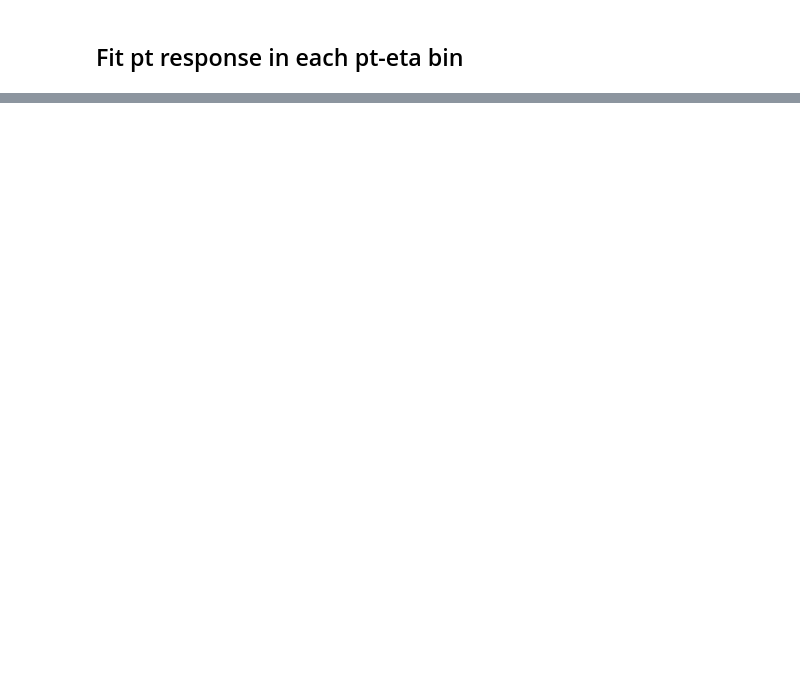
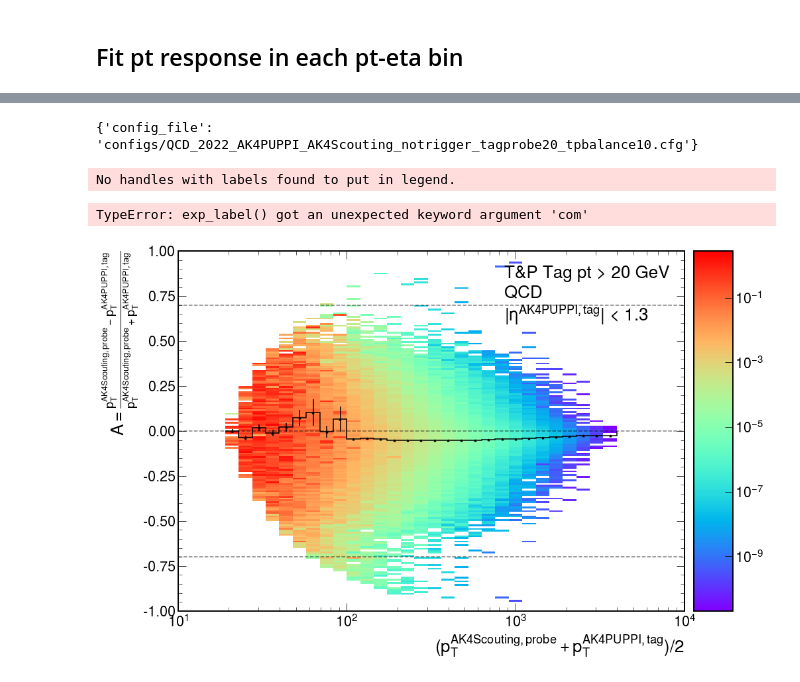
Before and after one commit to patinkaew/online-offline-jec, a Jupyter notebook: notebook/Analysis.ipynb, the cells around one changed output, grey strips where cells are left out. Cells and saved outputs as stored; diff of their text form; code cells hidden in the pictures; blank space fills up the shorter version.

Commit message:
Working plot output of analysis notebook

```diff
--- a/notebook/Analysis.ipynb
+++ b/notebook/Analysis.ipynb
@@ -81,8 +89,8 @@ configurations
 # %% [markdown]
 ## Luminosity
 # %%
-#dataset = out["configurations"]["IO"]["dataset_names"]
-dataset = "JetMET"
+dataset = out["configurations"]["IO"]["dataset_names"]
+#dataset = "JetMET"
 # %%
 from coffea.lumi_tools import LumiData
 data_taking_era = "2022E"
@@ -510,0 +562,2 @@ out_fit_stats["mean_error"][:, 3]
+# %%
+dataset = "QCD"
@@ -510,0 +575,26 @@ out_fit_stats["mean_error"][:, 3]
+# %%
+jet_type = "AK4PUPPI"
+eta_range = (0, 1.3, True)
+eta_range = None
+h = preprocess_histogram(out["tp_response"], dataset=dataset, \
+                            jet_type=jet_type, eta_range=eta_range, phi_range=eta_range)
+h = (h.project("jet_pt", "tp_response"))[0j:, :]
+hp = h.profile("tp_response")
+# %%
+fig, ax = plt.subplots()
+pt_bin_centers = out["tp_response"].axes["jet_pt"].centers
+pf1 = out["tp_response"]["QCD", "AK4PUPPI", :, slice(-1.3j, 1.3j, sum), :].profile("tp_response")
+ax.errorbar(pt_bin_centers, pf1.values(), yerr=np.sqrt(pf1.variances()),
+            fmt=".--", alpha=0.5, label=r"$\langle\frac{p_T^{AK4PUPPI, probe}}{p_T^{AK4PUPPI, tag}}\rangle$")
+pf2 = out["tp_response"]["QCD", "AK4Scouting", :, slice(-1.3j, 1.3j, sum), :].profile("tp_response")
+ax.errorbar(pt_bin_centers, pf2.values(), yerr=np.sqrt(pf2.variances()),
+            fmt=".--", alpha=0.5, label=r"$\langle\frac{p_T^{AK4Scouting, probe}}{p_T^{AK4PUPPI, tag}}\rangle$")
+pf_ratio = pf2.values()/pf1.values()
+pf_ratio_std = pf_ratio * np.sqrt(pf1.variances()/pf1.values()**2 + pf2.variances()/pf2.values()**2)
+ax.errorbar(pt_bin_centers, pf_ratio, yerr=pf_ratio_std,
+            fmt=".--", alpha=0.5, label=r"$\frac{\langle p_T^{AK4Scouting, probe}\rangle}{\langle p_T^{AK4PUPPI, probe}\rangle}$")
+ax.axhline(1, linestyle="dashed", color="k", alpha=0.5)
+ax.set_xlabel(r"$p_T^{AK4PUPPI, tag}$")
+ax.set_ylabel(r"Response")
+format_plot(fig, ax, xscale="log", yscale="linear", xlim=(10, None), ylim=None,
+            legend_title="T&P Tag pt > 20 GeV\nQCD\n$|\eta^{AK4PUPPI, tag}|$", hep_args=mc_hep_args, filename=None)
@@ -510,0 +727,19 @@ out_fit_stats["mean_error"][:, 3]
+# %%
+out["arguments"]
+# %% [output]
+{'config_file': 'configs/QCD_2022_AK4PUPPI_AK4Scouting_notrigger_tagprobe20_tpbalance10.cfg'}
+# %%
+plot_tp_pt_balance(out, dataset="QCD",
+                 jet_type="AK4Scouting (Ave)",
+                 eta_range=(0, 1.3, True),
+                 phi_range=None,
+                 xlim=(10, None),
+                 xscale="log", normalize_pt=False,
+                 legend_title="T&P Tag pt > 20 GeV",
+                 hep_args=mc_hep_args,
+                 #filename="results/response_pt_corrected_notrigger_notagprobe_mc_density_xlog.png"
+                )
+# %% [output]
+No handles with labels found to put in legend.
+TypeError: exp_label() got an unexpected keyword argument 'com'
+[figure, added]
```
Also changed, not shown: parts of 18 cells of this notebook, 41 other files.
